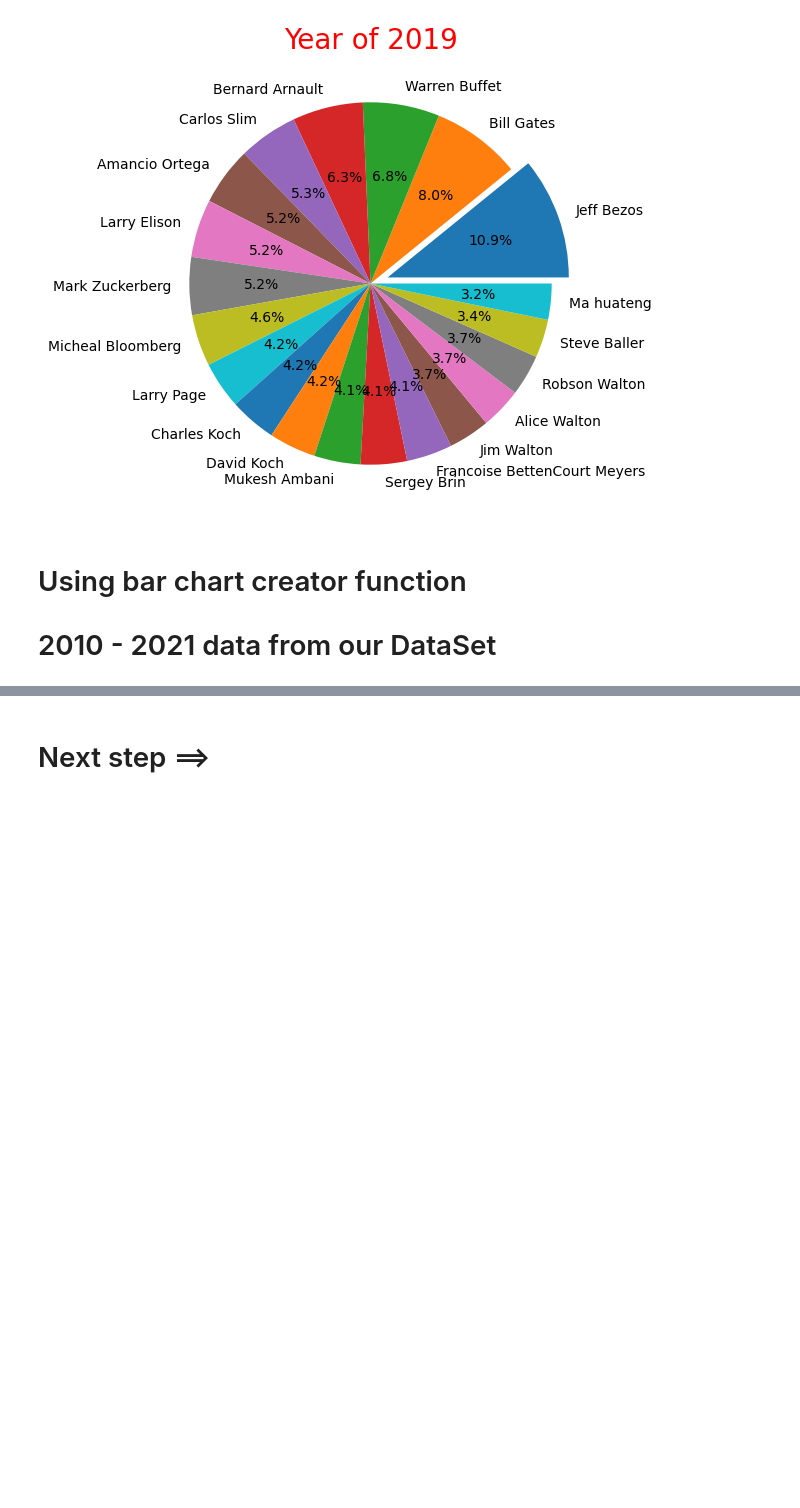
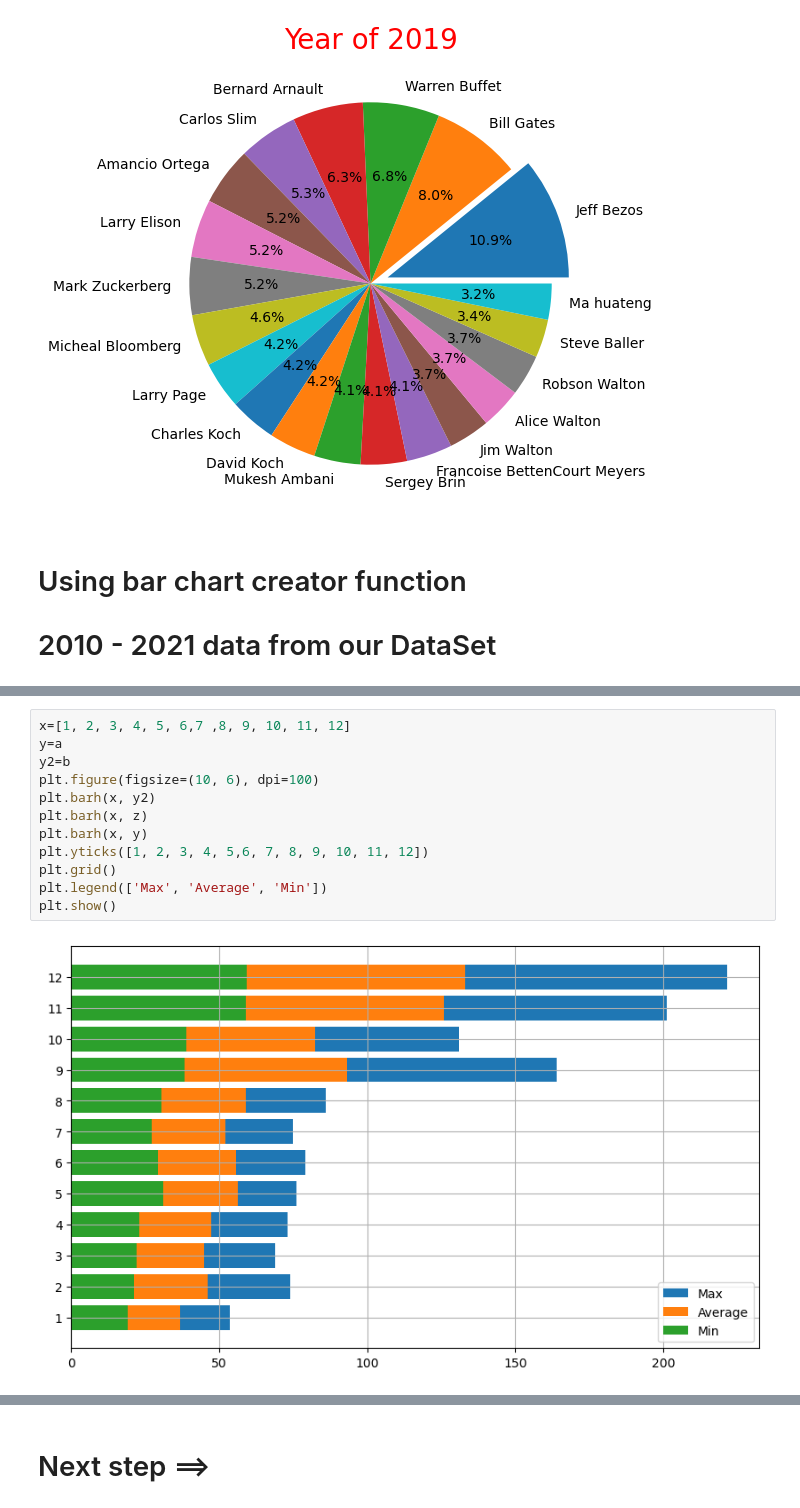
Before and after one commit to ArthasEdit/Project-for-Python, a Jupyter notebook: simple.ipynb, the cells around one changed output, grey strips where cells are left out. Cells and saved outputs as stored; diff of their text form; blank space fills up the shorter version.

```diff
--- a/simple.ipynb
+++ b/simple.ipynb
@@ -121,0 +181,14 @@ pl4(y15, 'Year of 2010', 'red')
+# %%
+x=[1, 2, 3, 4, 5, 6,7 ,8, 9, 10, 11, 12]
+y=a
+y2=b
+plt.figure(figsize=(10, 6), dpi=100)
+plt.barh(x, y2)
+plt.barh(x, z)
+plt.barh(x, y)
+plt.yticks([1, 2, 3, 4, 5,6, 7, 8, 9, 10, 11, 12])
+plt.grid()
+plt.legend(['Max', 'Average', 'Min'])
+plt.show()
+# %% [output]
+[figure, added]
```
Also changed, not shown: parts of 6 cells of this notebook.
